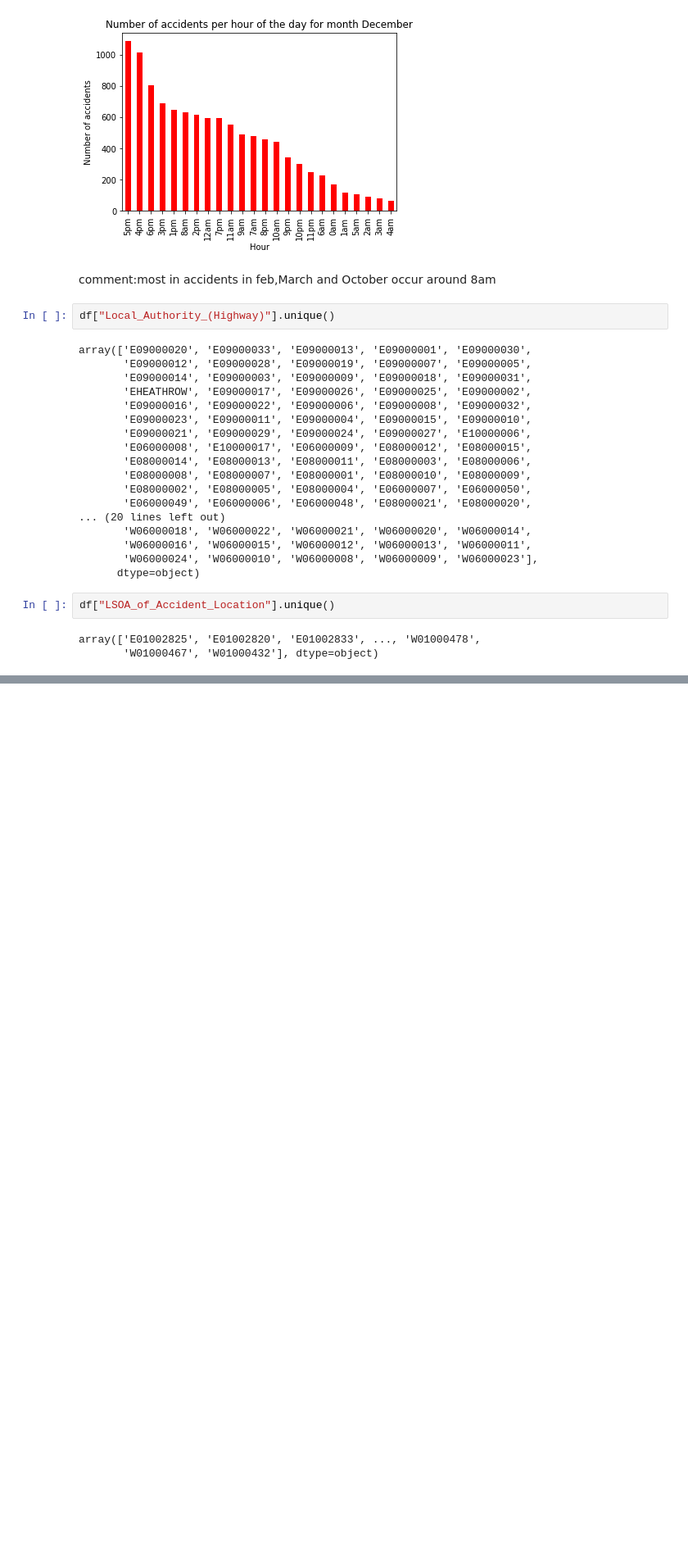
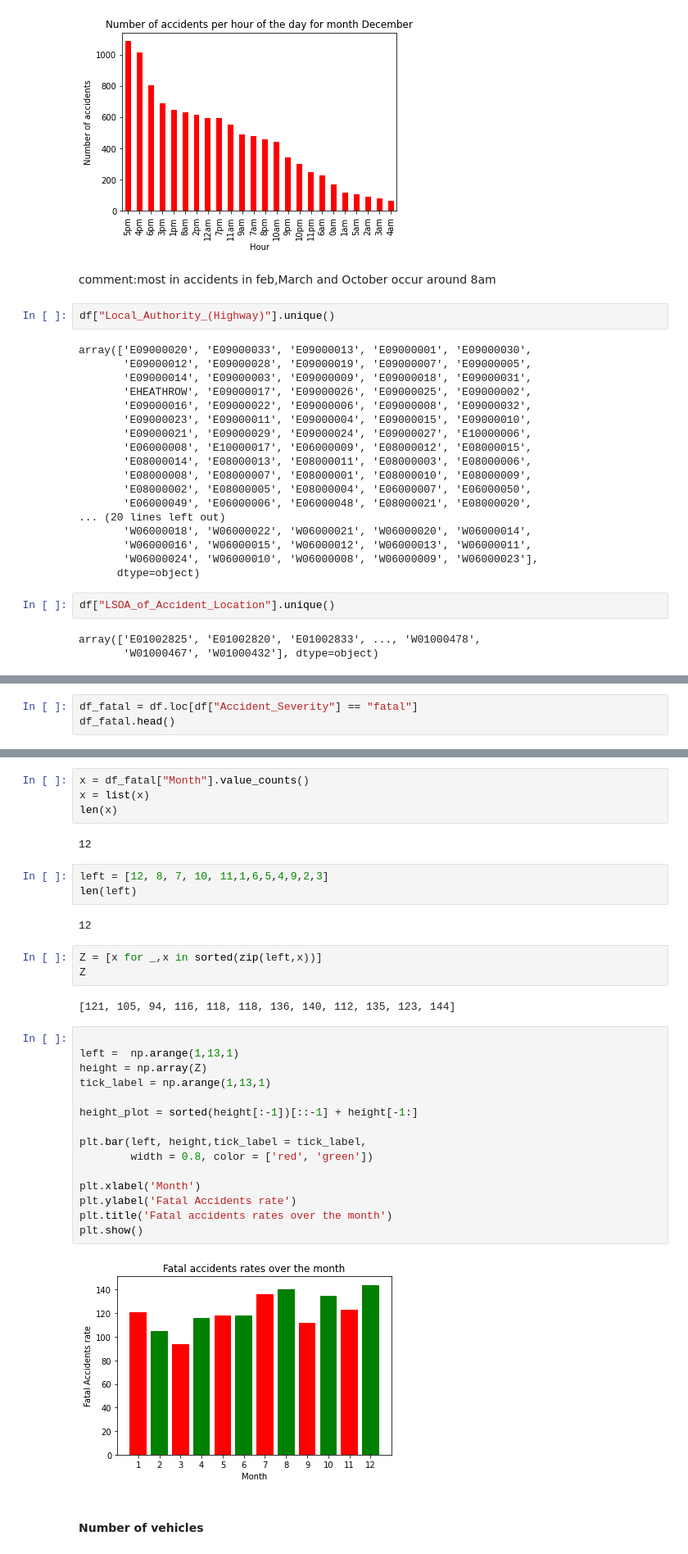
Before and after one commit to OwusuBlessing/Stage_C_Premier_practice, a Jupyter notebook: Starter_EDA.ipynb, the cells around one changed output, grey strips where cells are left out. Shown at 82% size. Drawn from its saved outputs; the diff is of its cells as text; blank space fills up the shorter version.

```diff
--- a/Starter_EDA.ipynb
+++ b/Starter_EDA.ipynb
@@ -384,0 +604,3 @@ array(['E01002825', 'E01002820', 'E01002833', ..., 'W01000478',
+# %%
+df_fatal = df.loc[df["Accident_Severity"] == "fatal"]
+df_fatal.head()
@@ -384,0 +615,35 @@ array(['E01002825', 'E01002820', 'E01002833', ..., 'W01000478',
+# %%
+x = df_fatal["Month"].value_counts()
+x = list(x)
+len(x)
+# %% [output]
+12
+# %%
+left = [12, 8, 7, 10, 11,1,6,5,4,9,2,3]
+len(left)
+# %% [output]
+12
+# %%
+Z = [x for _,x in sorted(zip(left,x))]
+Z
+# %% [output]
+[121, 105, 94, 116, 118, 118, 136, 140, 112, 135, 123, 144]
+# %%
+
+left =  np.arange(1,13,1)
+height = np.array(Z)
+tick_label = np.arange(1,13,1)
+
+height_plot = sorted(height[:-1])[::-1] + height[-1:]
+
+plt.bar(left, height,tick_label = tick_label,
+        width = 0.8, color = ['red', 'green'])
+
+plt.xlabel('Month')
+plt.ylabel('Fatal Accidents rate')
+plt.title('Fatal accidents rates over the month')
+plt.show()
+# %% [output]
+[figure, added]
+# %% [markdown]
+#### Number of vehicles
```
Also changed, not shown: parts of 76 cells of this notebook, 14 other files.
